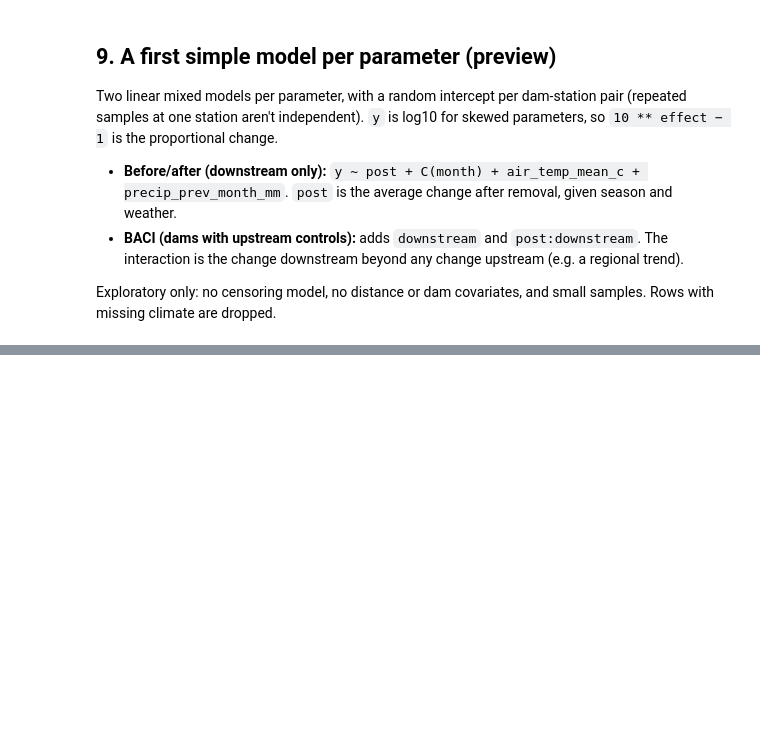
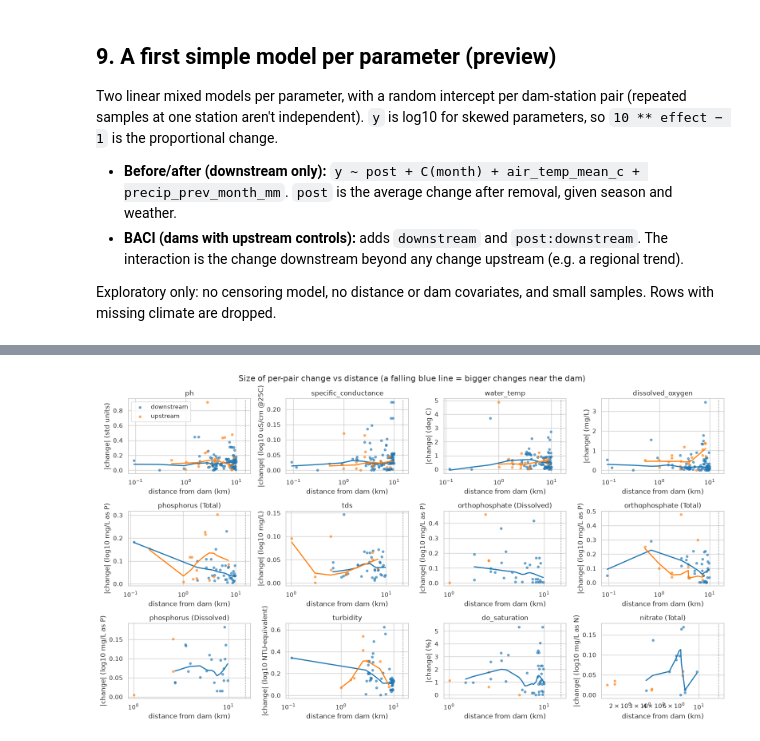
Before and after one commit to JCreighton19/Dam-Removal, a Jupyter notebook: notebooks/analysis_eda.ipynb, the cells around one changed output, grey strips where cells are left out. Cells and saved outputs as stored; diff of their text form; code cells hidden in the pictures; blank space fills up the shorter version.

```diff
--- a/notebooks/analysis_eda.ipynb
+++ b/notebooks/analysis_eda.ipynb
@@ -352,0 +546,12 @@ _Notes from running this notebook: imbalances to handle, parameters with signal,
+# %%
+# One row per pair with its distance
+from scipy import stats
+
+dist = change.merge(pair_table[["pair", "network_distance_km", "upstream_area_km2"]], on="pair")
+dist["abs_change"] = dist["change"].abs()
+
+# Series with enough pairs to say anything about distance.
+MAIN = [s for s in SERIES if dist.loc[dist["series"] == s, "pair"].nunique() >= 15]
+NEAR_KM = 15  # "near" cutoff used below; try 5, 10, 25
+print(f"Series with >= 15 pairs: {MAIN}")
+print(dist.groupby("side")["network_distance_km"].describe().round(1))
@@ -352,0 +564,20 @@ _Notes from running this notebook: imbalances to handle, parameters with signal,
+# %%
+from statsmodels.nonparametric.smoothers_lowess import lowess as sm_lowess
+
+# Size of change vs distance, with a smoothed trend per side
+fig, axes = facet_axes(len(MAIN))
+for ax, series in zip(axes, MAIN):
+  rows = dist[(dist["series"] == series) & (dist["network_distance_km"] > 0)]
+  for side, color in [("downstream", "tab:blue"), ("upstream", "tab:orange")]:
+      part = rows[rows["side"] == side]
+      ax.scatter(part["network_distance_km"], part["abs_change"], s=15, color=color, alpha=0.6, label=side)
+      if len(part) >= 8:
+          smooth = sm_lowess(part["abs_change"], np.log10(part["network_distance_km"]), frac=0.7)
+          ax.plot(10 ** smooth[:, 0], smooth[:, 1], color=color, lw=2)
+      ax.axvline(NEAR_KM, color="gray", ls=":", lw=1)
+      ax.set(xscale="log", title=series, xlabel="distance from dam (km)", ylabel=f"|change| ({y_label(series)})")
+  axes[0].legend()
+  fig.suptitle("Size of per-pair change vs distance (a falling blue line = bigger changes near the dam)")
+  fig.tight_layout()
+# %% [output]
+[figure, added]
```
Also changed, not shown: parts of 31 cells of this notebook, 11 other files.
